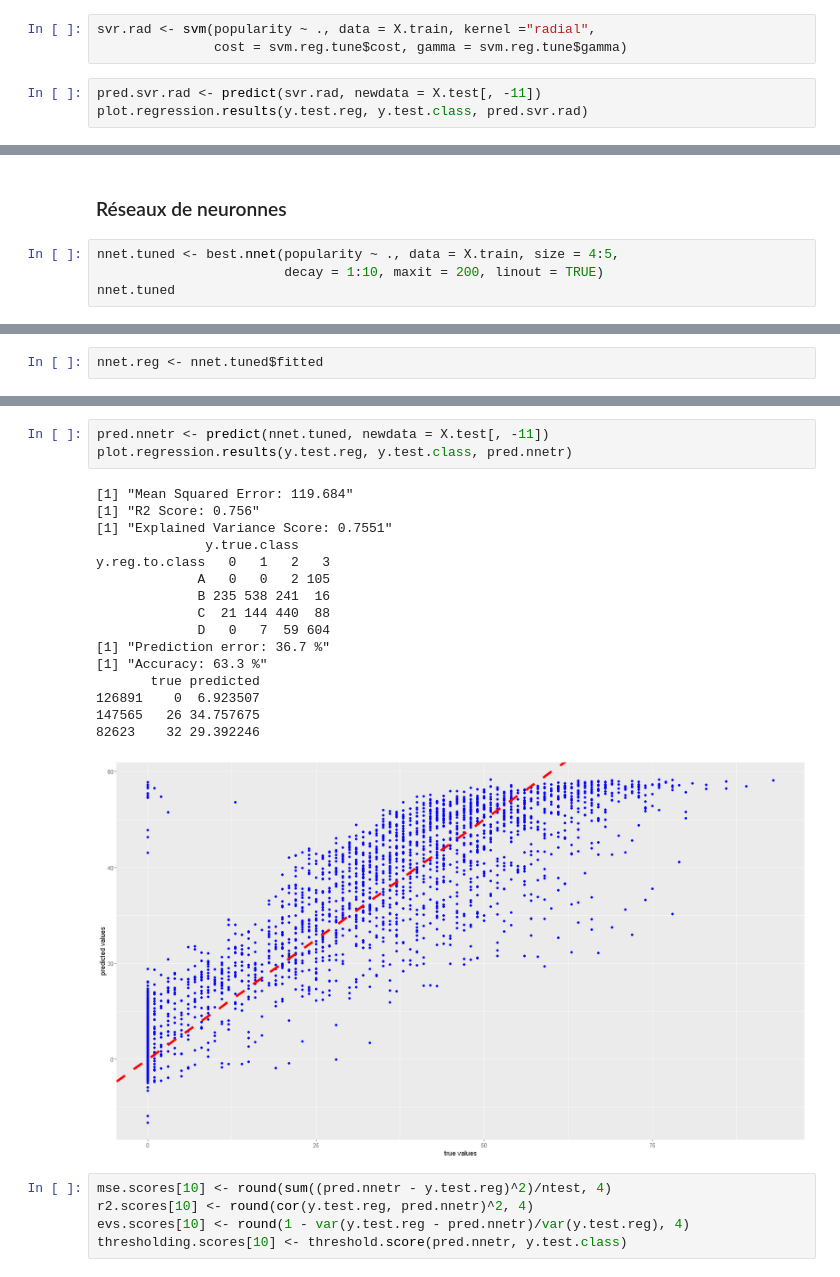
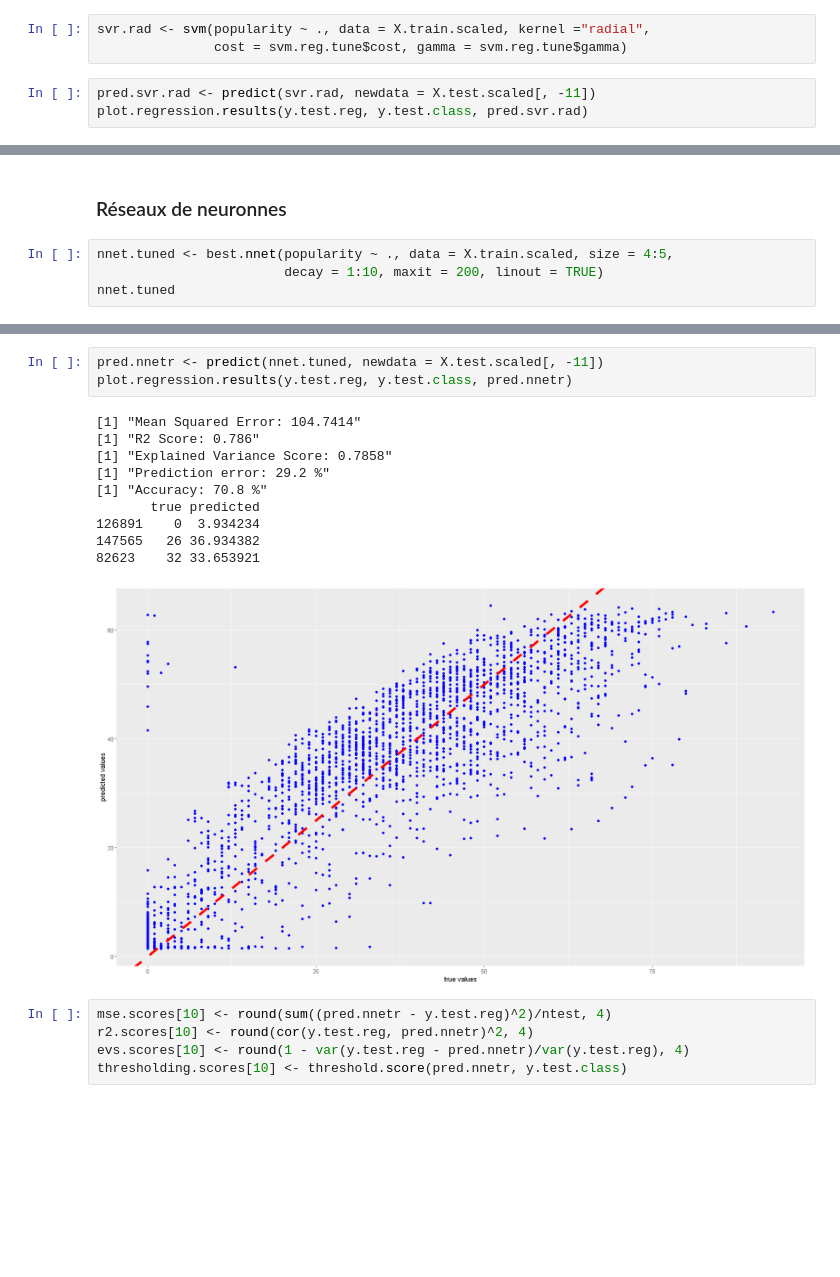
Before and after one commit to jayalabanda/projet-ML, a Jupyter notebook: rapport_R.ipynb, the cells around one changed output, grey strips where cells are left out. Saved outputs shown, nothing was run; the diff lists cells and outputs as text; blank space fills up the shorter version.

```diff
--- a/rapport_R.ipynb
+++ b/rapport_R.ipynb
@@ -2139,10 +2128,10 @@ plot.res(fit.svmr, res.svmr)
 # %% [output]
 [figure]
 # %%
-svr.rad <- svm(popularity ~ ., data = X.train, kernel ="radial",
+svr.rad <- svm(popularity ~ ., data = X.train.scaled, kernel ="radial",
                cost = svm.reg.tune$cost, gamma = svm.reg.tune$gamma)
 # %%
-pred.svr.rad <- predict(svr.rad, newdata = X.test[, -11])
+pred.svr.rad <- predict(svr.rad, newdata = X.test.scaled[, -11])
 plot.regression.results(y.test.reg, y.test.class, pred.svr.rad)
 # %% [output]
 [1] "Mean Squared Error: 113.2177"
@@ -2169,7 +2152,7 @@ thresholding.scores[9] <- threshold.score(pred.svr.rad, y.test.class)
 # %% [markdown]
 ### Réseaux de neuronnes
 # %%
-nnet.tuned <- best.nnet(popularity ~ ., data = X.train, size = 4:5,
+nnet.tuned <- best.nnet(popularity ~ ., data = X.train.scaled, size = 4:5,
                         decay = 1:10, maxit = 200, linout = TRUE)
 nnet.tuned
 # %% [output]
@@ -2180,4 +2163,2 @@ options were - linear output units  decay=9
-# %%
-nnet.reg <- nnet.tuned$fitted
 # %%
 # calcul et graphe des résidus
@@ -2189,23 +2170,17 @@ plot.res(fit.nnetr, res.nnetr, titre = "")
 # %%
-pred.nnetr <- predict(nnet.tuned, newdata = X.test[, -11])
+pred.nnetr <- predict(nnet.tuned, newdata = X.test.scaled[, -11])
 plot.regression.results(y.test.reg, y.test.class, pred.nnetr)
 # %% [output]
-[1] "Mean Squared Error: 119.684"
-[1] "R2 Score: 0.756"
-[1] "Explained Variance Score: 0.7551"
-              y.true.class
-y.reg.to.class   0   1   2   3
-             A   0   0   2 105
-             B 235 538 241  16
-             C  21 144 440  88
-             D   0   7  59 604
-[1] "Prediction error: 36.7 %"
-[1] "Accuracy: 63.3 %"
+[1] "Mean Squared Error: 104.7414"
+[1] "R2 Score: 0.786"
+[1] "Explained Variance Score: 0.7858"
+[1] "Prediction error: 29.2 %"
+[1] "Accuracy: 70.8 %"
        true predicted
-126891    0  6.923507
-147565   26 34.757675
-82623    32 29.392246
+126891    0  3.934234
+147565   26 36.934382
+82623    32 33.653921
-[figure, old version]
+[figure, new version]
 # %%
 mse.scores[10] <- round(sum((pred.nnetr - y.test.reg)^2)/ntest, 4)
 r2.scores[10] <- round(cor(y.test.reg, pred.nnetr)^2, 4)
```
Also changed, not shown: parts of 73 cells of this notebook, 1 other file.
